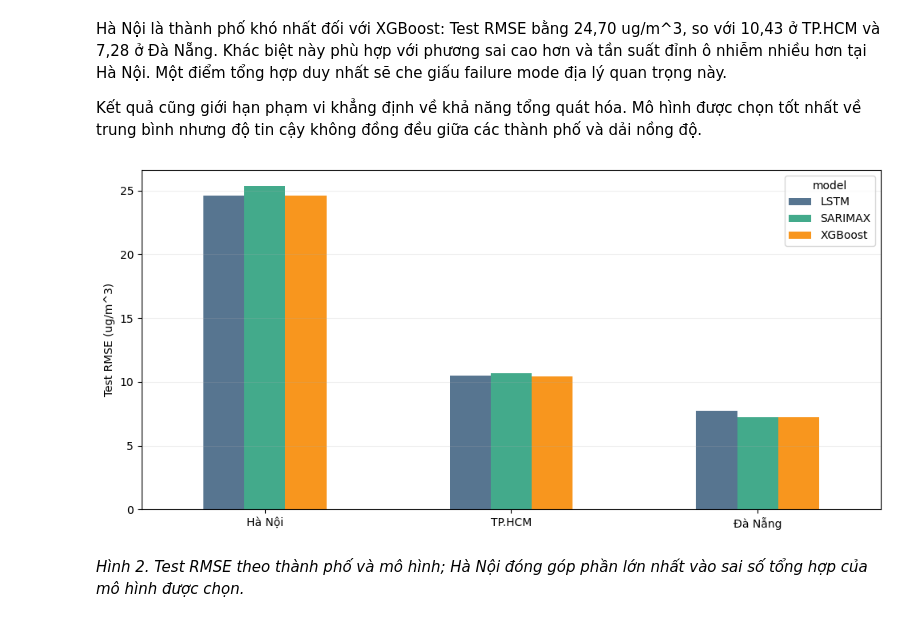
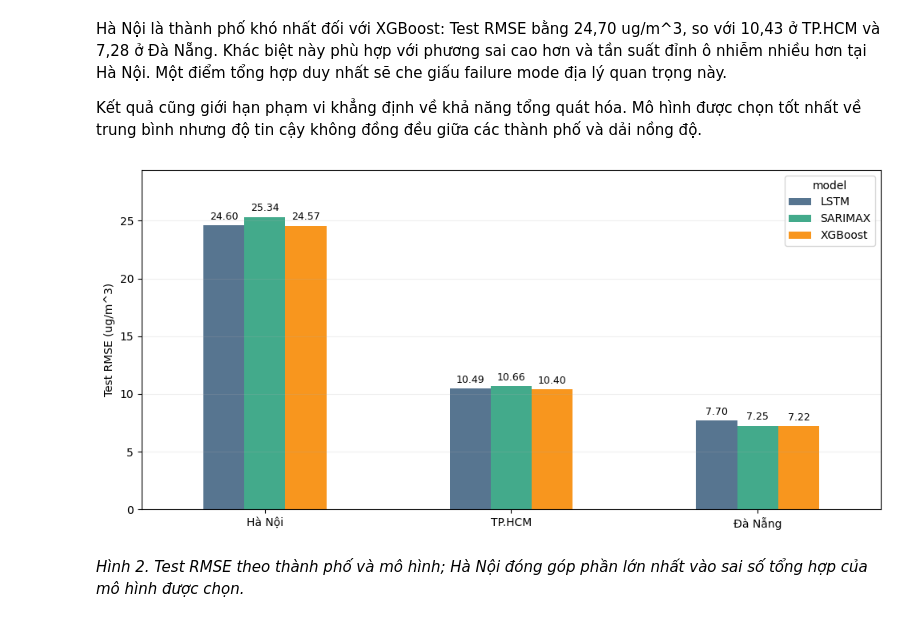
Before and after one commit to kimngoc280105/aqi-vietnam, a Jupyter notebook: model/4_original_model_selection.ipynb, the cells around one changed output. Drawn from its saved outputs; the diff is of its cells as text; code cells hidden in the pictures.

```diff
--- a/model/4_original_model_selection.ipynb
+++ b/model/4_original_model_selection.ipynb
@@ -1045,15 +1077,26 @@ Hà Nội là thành phố khó nhất đối với XGBoost: Test RMSE bằng 24
 Kết quả cũng giới hạn phạm vi khẳng định về khả năng tổng quát hóa. Mô hình được chọn tốt nhất về trung bình nhưng độ tin cậy không đồng đều giữa các thành phố và dải nồng độ.
 # %%
 pivot = by_city.pivot(index="city", columns="model", values="rmse_ug_m3")
-axis = pivot.plot(kind="bar", figsize=(10, 4.8), color=["#577590", "#43aa8b", "#f8961e"])
+
+axis = pivot.plot(
+    kind="bar",
+    figsize=(10, 4.8),
+    color=["#577590", "#43aa8b", "#f8961e"],
+)
+
 axis.set_ylabel("Test RMSE (ug/m^3)")
 axis.set_xlabel("")
 axis.tick_params(axis="x", rotation=0)
 axis.grid(axis="y", alpha=0.2)
+
+for container in axis.containers:
+    axis.bar_label(container, fmt="%.2f", padding=3, fontsize=9)
+
+axis.margins(y=0.16)
 plt.tight_layout()
 plt.show()
 # %% [output]
-[figure, old version]
+[figure, new version]
 # %% [markdown]
 *Hình 2. Test RMSE theo thành phố và mô hình; Hà Nội đóng góp phần lớn nhất vào sai số tổng hợp của mô hình được chọn.*
 # %% [markdown]
```
Also changed, not shown: parts of 5 cells of this notebook.
